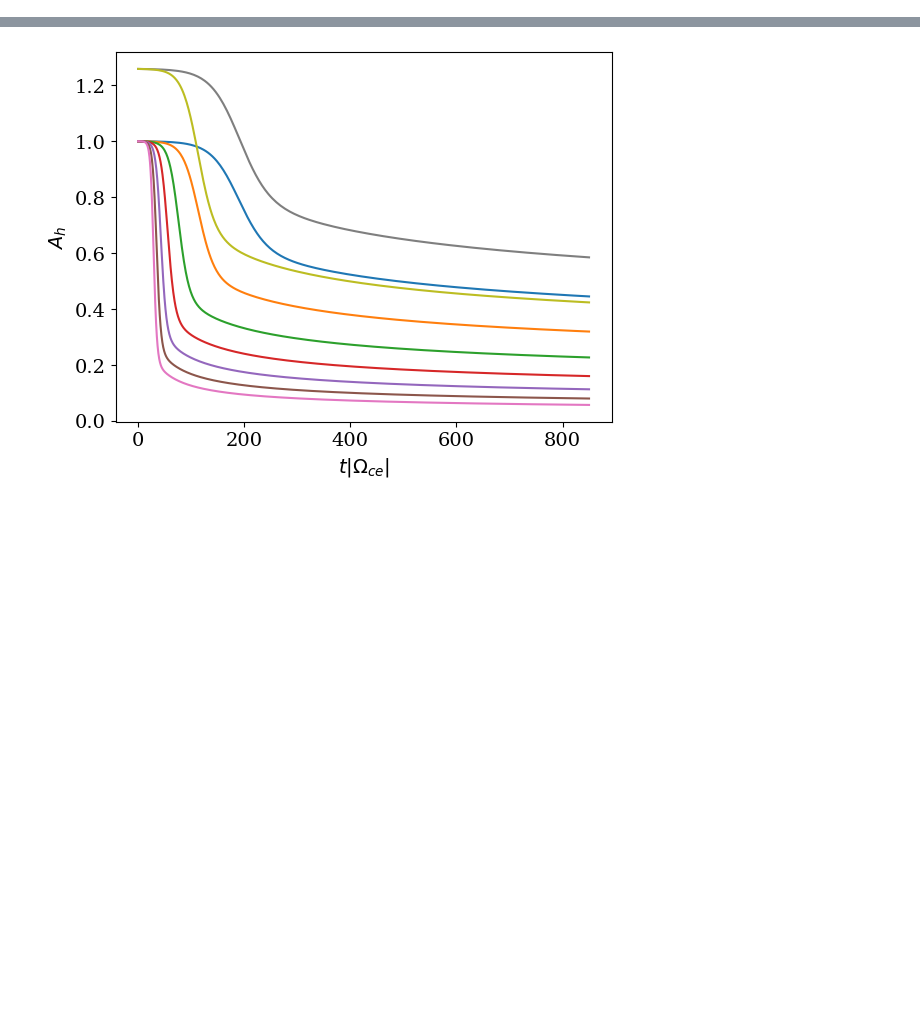
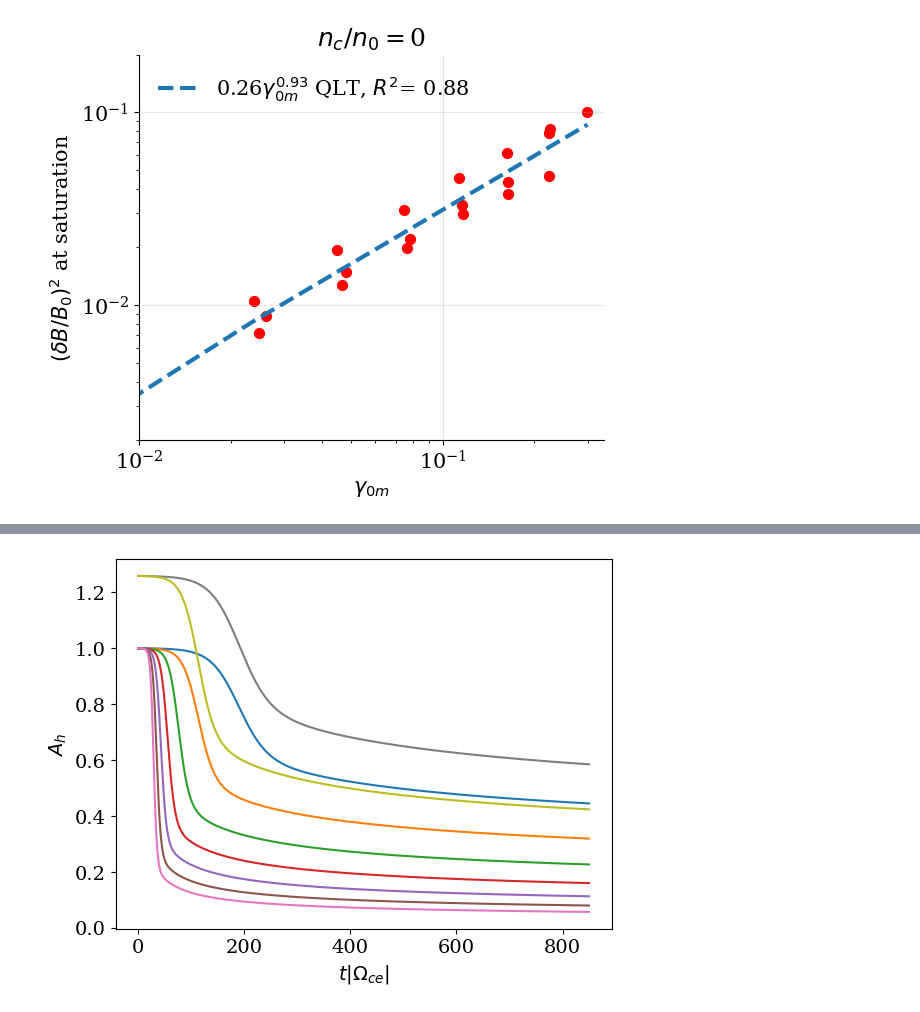
Before and after one commit to opaliss/QLT_whistler, a Jupyter notebook: saturation_analysis_cold_hot.ipynb, the cells around one changed output, grey strips where cells are left out. Saved outputs shown, nothing was run; the diff lists cells and outputs as text; code cells hidden in the pictures; blank space fills up the shorter version.

```diff
--- a/saturation_analysis_cold_hot.ipynb
+++ b/saturation_analysis_cold_hot.ipynb
@@ -31,2 +34,3 @@ def get_A(nc_n0, beta_par):
 # %%
 list_delta = [0.1, 0.2, 0.5, 0.7, 0.9, 1.0]
+q_vec_original = np.linspace(0.05, 1.1, 100)
@@ -87,0 +123,79 @@ plt.savefig("figs/gary_2012/A_beta_QLT_all.png", dpi=300, bbox_inches='tight')
+# %%
+fig, ax = plt.subplots(figsize=(6, 5))
+
+kk=0
+
+data = np.zeros((22, 2))
+# pick a nh/ne ration from the list above
+delta = 1.0
+params = np.load("data/ensemble_QLT/delta_" + str(delta) + "/params.npy")
+
+for ii in range(22):
+    res = np.load("data/ensemble_QLT/delta_" + str(params[0, 0]) + "/y_" + str(ii) + ".npy")
+    t = np.load("data/ensemble_QLT/delta_" + str(params[0, 0]) + "/t_" + str(ii) + ".npy")
+
+    if np.abs(len(t))>100:
+        beta_par_h_init = params[ii, 2]/delta # initial beta parallel
+        A_h_init = params[ii, 1] # initial anisotropic level
+
+        if delta != 1:
+            # cold electrons
+            beta_par_c_init = beta_par_h_init/100/(1-delta)# initial beta parallel
+            # ions
+            beta_par_i_init = beta_par_c_init*(1-delta)
+            #
+            include_cold = True
+        else:
+            beta_par_c_init = 0
+            beta_par_i_init = beta_par_h_init/100
+            include_cold = False
+
+        # perpendicular beta for plotting
+        beta_perp_c_init =  beta_par_c_init  # initial beta perpendicular
+        beta_perp_h_init =  (A_h_init + 1) * beta_par_h_init  # initial beta perpendicular
+
+        z_vec = get_z_vec(q_vec=q_vec_original, A_h=A_h_init, A_c=0, beta_par_c=beta_par_c_init,
+                  beta_par_h=beta_par_h_init, beta_par_i=beta_par_i_init, delta=delta, include_cold=include_cold)
+
+        gamma_max = np.max(z_vec.imag)
+        ax.scatter(gamma_max, 2*np.sum(res[4:, -1])*0.00959, marker="o", s=50, color="red")
+
+        data[kk, 0] = gamma_max
+        data[kk, 1] = 2*np.sum(res[4:, -1])*0.00959
+        kk+=1
+
+# fit the data to a log-log straight line
+data_new = data[np.where(data[:, 0] != 0)]
+C_opt, D_opt = np.polyfit(np.log10(data_new[:, 0]), np.log10(data_new[:, 1]), 1)
+
+# Compute R^2
+y_pred = (10**D_opt)*(data_new[:, 0]**C_opt)
+ss_tot = np.sum((data_new[:, 1] - np.mean(data_new[:, 1]))**2)
+ss_res = np.sum((data_new[:, 1] - y_pred)**2)
+r2 = 1 - (ss_res / ss_tot)
+
+ax.plot(np.sort(data[:, 0]), (10**D_opt)*(np.sort(data[:, 0])**C_opt), label=str(round(10**D_opt, 2))+ r"$\gamma_{0m}^{" + str(round(C_opt, 2)) +r"}$ QLT, $R^2$= " + str(round(r2, 2)), ls="--", color="tab:blue", linewidth=3)
+
+
+
+legend = ax.legend(ncols=1, fancybox=False, shadow=False,  loc="upper left")
+legend.get_frame().set_alpha(0)
+
+ax.set_title("$n_{c}/n_{0} = $" + str(round(1-params[0, 0], 2)))
+
+ax.grid(alpha=0.3)
+ax.set_xscale("log")
+ax.set_yscale("log")
+ax.set_xticks([1e-2, 1e-1])
+ax.set_yticks([1e-2, 1e-1])
+ax.set_ylim(2e-3, 2e-1)
+
+ax.spines['right'].set_visible(False)
+ax.spines['top'].set_visible(False)
+
+_ = ax.set_ylabel(r"$(\delta B/B_{0})^2$ at saturation")
+_ = ax.set_xlabel(r"$\gamma_{0m}$")
+
+plt.savefig("figs/gary_2012/dB_gamma_" + str(round(1-params[0, 0], 2)) + ".png", dpi=300, bbox_inches='tight')
+# %% [output]
+[figure, added]
```
Also changed, not shown: parts of 15 cells of this notebook, 2 other files.
